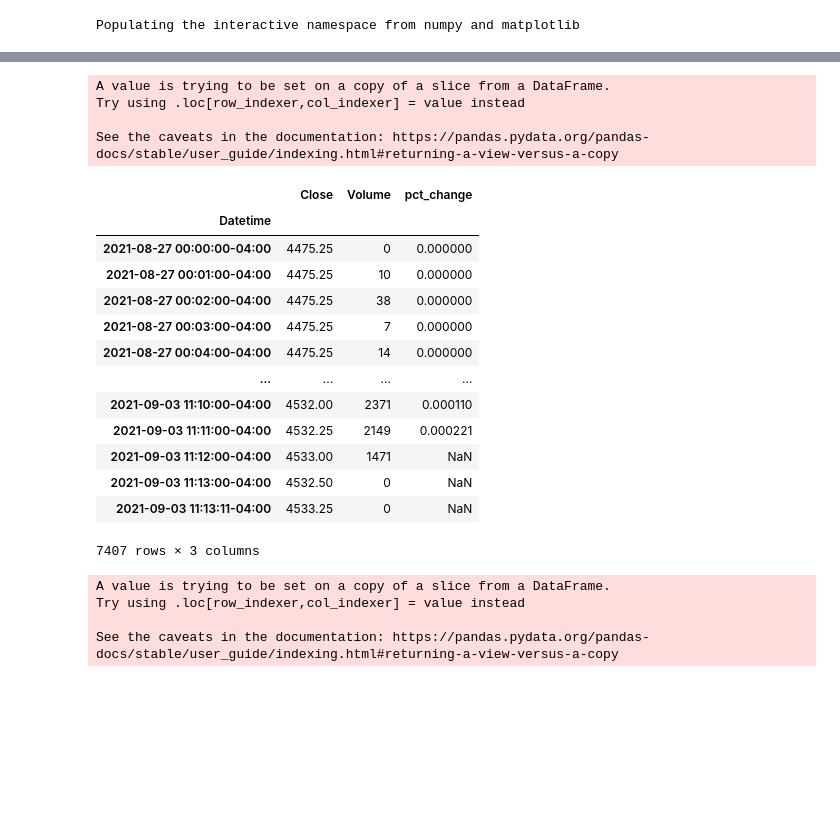
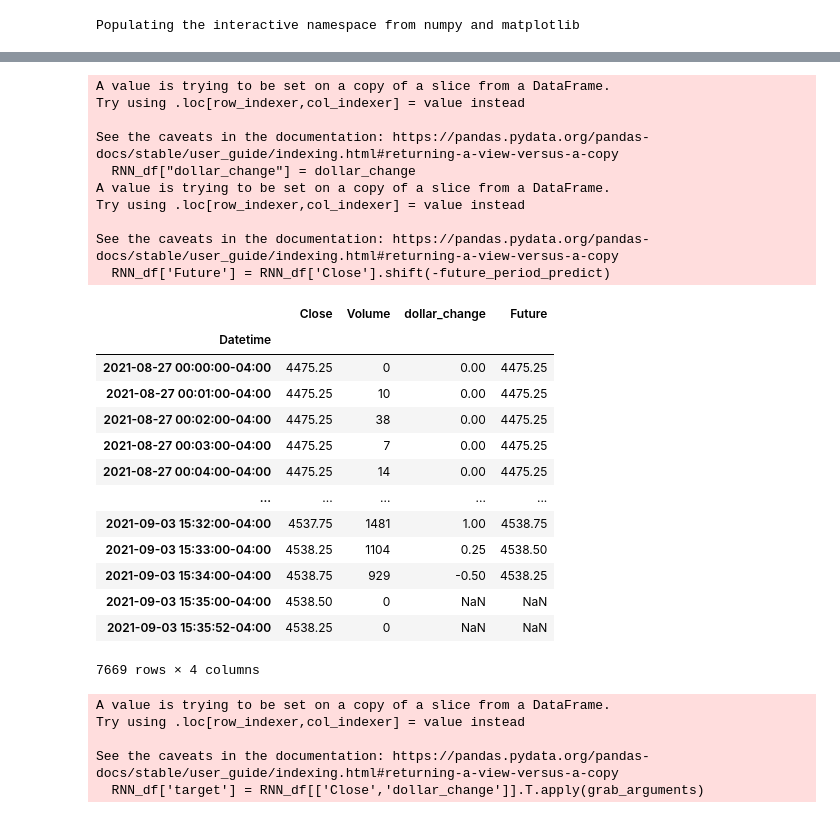
Before and after one commit to rudragarg/trading_bot_futures, a Jupyter notebook: RNN for S&P500 Futures.ipynb, the cells around one changed output, grey strips where cells are left out. Cells and saved outputs as stored; diff of their text form; code cells hidden in the pictures; blank space fills up the shorter version.

```diff
--- a/RNN for S&P500 Futures.ipynb
+++ b/RNN for S&P500 Futures.ipynb
@@ -61,48 +61,56 @@ RNN_df
 # %%
 #notes for prediction
 seq_len = 60
-future_period_predict = 3
+future_period_predict = 2
 ratio_to_predict= 'ES'
 
 #classification target
-def classify(current, pct_change):
+def classify(current, dollar_change):
     tot_change=0
-    for x in RNN_df['pct_change']:
+    for x in RNN_df['dollar_change']:
         tot_change = tot_change + x
-        if tot_change >= 0.01:
+        if dollar_change >= 1:
             return 1
-        elif tot_change<= 0.005:
+        elif dollar_change <= -0.5:
             return 0
         elif tot_change<0:
             tot_change=0
             continue
         else:
             continue
 #shift timeseries down 3 spots for 3 hour prediction
-pct_change = ((RNN_df['Close'].shift(-future_period_predict))-RNN_df['Close'])/RNN_df['Close']
+dollar_change = ((RNN_df['Close'].shift(-future_period_predict))-RNN_df['Close'])
 
 #create a 3 hour future column
-RNN_df["pct_change"] = pct_change
+RNN_df["dollar_change"] = dollar_change
+RNN_df['Future'] = RNN_df['Close'].shift(-future_period_predict)
+#RNN_df['Future double'] = RNN_df['Close'].shift(-future_period_predict*5)
 RNN_df
 # %% [output]
 A value is trying to be set on a copy of a slice from a DataFrame.
 Try using .loc[row_indexer,col_indexer] = value instead
 
 See the caveats in the documentation: https://pandas.pydata.org/pandas-docs/stable/user_guide/indexing.html#returning-a-view-versus-a-copy
+  RNN_df["dollar_change"] = dollar_change
+A value is trying to be set on a copy of a slice from a DataFrame.
+Try using .loc[row_indexer,col_indexer] = value instead
+
+See the caveats in the documentation: https://pandas.pydata.org/pandas-docs/stable/user_guide/indexing.html#returning-a-view-versus-a-copy
+  RNN_df['Future'] = RNN_df['Close'].shift(-future_period_predict)
-|  | Close | Volume | pct_change |
-| Datetime |  |  |  |
-| 2021-08-27 00:00:00-04:00 | 4475.25 | 0 | 0.000000 |
-| 2021-08-27 00:01:00-04:00 | 4475.25 | 10 | 0.000000 |
-| 2021-08-27 00:02:00-04:00 | 4475.25 | 38 | 0.000000 |
-| 2021-08-27 00:03:00-04:00 | 4475.25 | 7 | 0.000000 |
-| 2021-08-27 00:04:00-04:00 | 4475.25 | 14 | 0.000000 |
-| ... | ... | ... | ... |
-| 2021-09-03 11:10:00-04:00 | 4532.00 | 2371 | 0.000110 |
-| 2021-09-03 11:11:00-04:00 | 4532.25 | 2149 | 0.000221 |
-| 2021-09-03 11:12:00-04:00 | 4533.00 | 1471 | NaN |
-| 2021-09-03 11:13:00-04:00 | 4532.50 | 0 | NaN |
-| 2021-09-03 11:13:11-04:00 | 4533.25 | 0 | NaN |
+|  | Close | Volume | dollar_change | Future |
+| Datetime |  |  |  |  |
+| 2021-08-27 00:00:00-04:00 | 4475.25 | 0 | 0.00 | 4475.25 |
+| 2021-08-27 00:01:00-04:00 | 4475.25 | 10 | 0.00 | 4475.25 |
+| 2021-08-27 00:02:00-04:00 | 4475.25 | 38 | 0.00 | 4475.25 |
+| 2021-08-27 00:03:00-04:00 | 4475.25 | 7 | 0.00 | 4475.25 |
+| 2021-08-27 00:04:00-04:00 | 4475.25 | 14 | 0.00 | 4475.25 |
+| ... | ... | ... | ... | ... |
+| 2021-09-03 15:32:00-04:00 | 4537.75 | 1481 | 1.00 | 4538.75 |
+| 2021-09-03 15:33:00-04:00 | 4538.25 | 1104 | 0.25 | 4538.50 |
+| 2021-09-03 15:34:00-04:00 | 4538.75 | 929 | -0.50 | 4538.25 |
+| 2021-09-03 15:35:00-04:00 | 4538.50 | 0 | NaN | NaN |
+| 2021-09-03 15:35:52-04:00 | 4538.25 | 0 | NaN | NaN |
-7407 rows × 3 columns
+7669 rows × 4 columns
 # %%
 RNN_df=RNN_df.dropna()
 
@@ -111,10 +119,11 @@ def grab_arguments(s):
     return classify(s[0],s[1])
 
 #create a classification
-RNN_df['target'] = RNN_df[['Close','pct_change']].T.apply(grab_arguments)
+RNN_df['target'] = RNN_df[['Close','dollar_change']].T.apply(grab_arguments)
 # %% [output]
 A value is trying to be set on a copy of a slice from a DataFrame.
 Try using .loc[row_indexer,col_indexer] = value instead
 
 See the caveats in the documentation: https://pandas.pydata.org/pandas-docs/stable/user_guide/indexing.html#returning-a-view-versus-a-copy
+  RNN_df['target'] = RNN_df[['Close','dollar_change']].T.apply(grab_arguments)
 # %%
```
Also changed, not shown: parts of 18 cells of this notebook.
